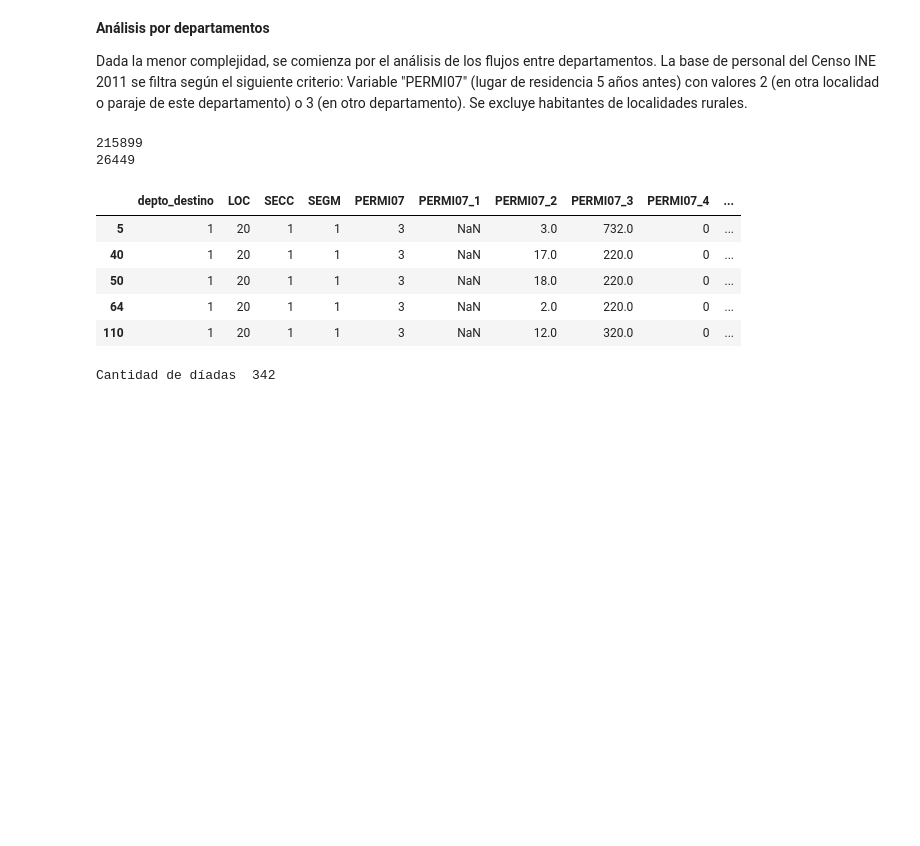
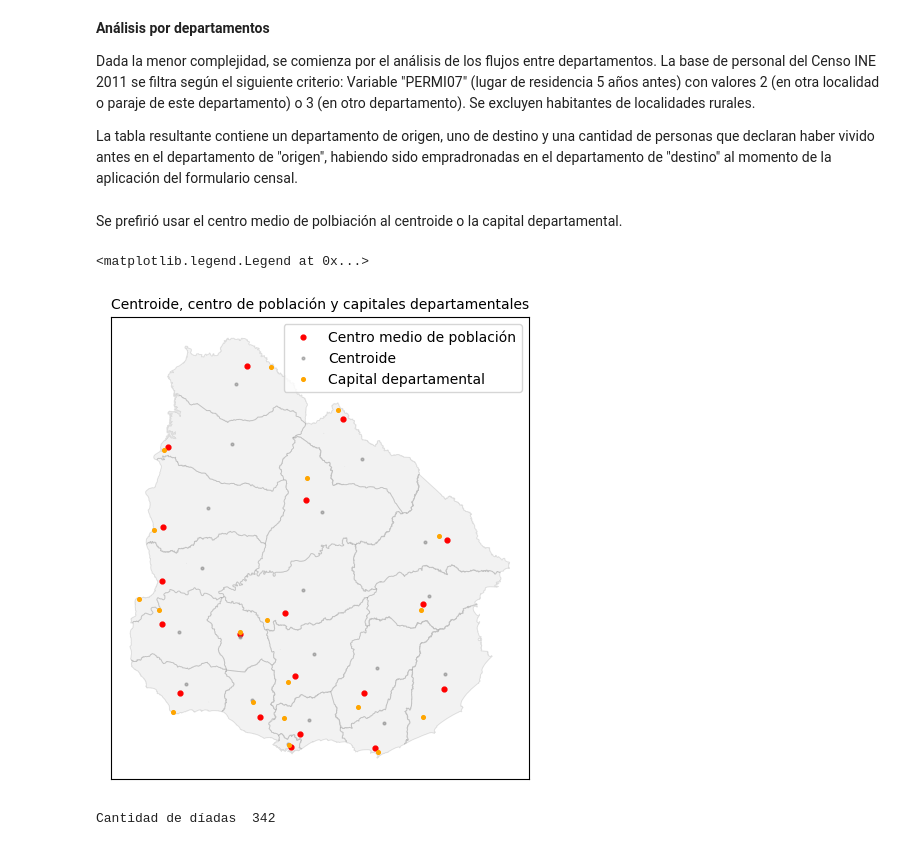
Before and after one commit to guillermodangelo/tesis, a Jupyter notebook: 02-metodologia.ipynb, the cells around one changed output. Cells and saved outputs as stored; diff of their text form; code cells hidden in the pictures; blank space fills up the shorter version.

```diff
--- a/02-metodologia.ipynb
+++ b/02-metodologia.ipynb
@@ -61,7 +69,9 @@ deptos_md['cod_diada'] = deptos_md['depto_ori'].astype(str).str.zfill(2) + depto
 
 Dada la menor complejidad, se comienza por el análisis de los flujos entre departamentos.
 La base de personal del Censo INE 2011 se filtra según el siguiente criterio:
-Variable "PERMI07" (lugar de residencia 5 años antes) con valores 2 (en otra localidad o paraje de este departamento) o 3 (en otro departamento). Se excluye habitantes de localidades rurales.
+Variable "PERMI07" (lugar de residencia 5 años antes) con valores 2 (en otra localidad o paraje de este departamento) o 3 (en otro departamento). Se excluyen habitantes de localidades rurales.
+
+La tabla resultante contiene un departamento de origen, uno de destino y una cantidad de personas que declaran haber vivido antes en el departamento de "origen", habiendo sido empradronadas en el departamento de "destino" al momento de la aplicación del formulario censal.
 # %%
 # define vector de nombres de columnas para filtrar
 cols = ['DPTO', 'LOC', 'SECC', 'SEGM', 'PERMI07', 'PERMI07_1', 'PERMI07_2', 'PERMI07_3', 'PERMI07_4']
@@ -72,32 +82,48 @@ p_migr = censo[(censo.PERMI07 == 2) | (censo.PERMI07 == 3)][cols]
 # cambia DPTO a tipo entero
 p_migr.DPTO = p_migr.DPTO.astype(int)
 
-print(p_migr.shape[0])
+# print(p_migr.shape[0])
 
 # Hay 26.449 residentes en localidades rurales
-print(p_migr[( p_migr.LOC == 900 )].shape[0])
+# print(p_migr[( p_migr.LOC == 900 )].shape[0])
+
+# identifica depto de residencia anterior
+p_migr['depto_origen'] = p_migr.loc[:,('PERMI07_2')]
+p_migr.depto_origen.fillna(p_migr.DPTO, inplace=True)
+
+# convierte a string
+p_migr.loc[:,('depto_origen')] = p_migr.loc[:,('depto_origen')].astype(int)
+
+# renombra DPTO
+p_migr.rename(columns={'DPTO': 'depto_destino'}, inplace=True)
-# %% [output]
-215899
-26449
-# %%
-# identifica depto de residencia anterior
-p_migr['depto_origen'] = p_migr.loc[:,('PERMI07_2')]
-p_migr.depto_origen.fillna(p_migr.DPTO, inplace=True)
-
-# convierte a string
-p_migr.loc[:,('depto_origen')] = p_migr.loc[:,('depto_origen')].astype(int)
-
-# renombra DPTO
-p_migr.rename(columns={'DPTO': 'depto_destino'}, inplace=True)
-
-p_migr.head()
-# %% [output]
-|  | depto_destino | LOC | SECC | SEGM | PERMI07 | PERMI07_1 | PERMI07_2 | PERMI07_3 | PERMI07_4 | ... |
-| 5 | 1 | 20 | 1 | 1 | 3 | NaN | 3.0 | 732.0 | 0 | ... |
-| 40 | 1 | 20 | 1 | 1 | 3 | NaN | 17.0 | 220.0 | 0 | ... |
-| 50 | 1 | 20 | 1 | 1 | 3 | NaN | 18.0 | 220.0 | 0 | ... |
-| 64 | 1 | 20 | 1 | 1 | 3 | NaN | 2.0 | 220.0 | 0 | ... |
-| 110 | 1 | 20 | 1 | 1 | 3 | NaN | 12.0 | 320.0 | 0 | ... |
+# %% [markdown]
+Se prefirió usar el centro medio de polbiación al centroide o la capital departamental.
+# %%
+# plot de las capas de departamentos y localidades
+plt.style.use('default')
+
+f, ax = pl.subplots(figsize=(8,6))
+
+# deptos
+deptos.plot(linewidth = 0.7, edgecolor='black', color = 'grey', alpha=0.1, ax = ax)
+
+# localidades
+centro_pobl.plot(markersize=12, color = 'red', ax = ax, label='Centro medio de población')
+deptos.geometry.centroid.plot(markersize=4, color = 'grey', alpha=0.5, ax = ax, label='Centroide')
+capital.plot(markersize=7, color = 'orange', ax = ax, label='Capital departamental')
+
+# oculta ejes
+ax.get_xaxis().set_visible(False)
+ax.get_yaxis().set_visible(False)
+
+# título
+pl.title("Centroide, centro de población y capitales departamentales", size=10)
+
+# referencias
+plt.legend()
+# %% [output]
+<matplotlib.legend.Legend at 0x...>
+[figure, added]
 # %%
 # genera un sólo dataframe solo para deptos
 flujos_deptos = p_migr[['depto_origen', 'depto_destino']]
```
Also changed, not shown: parts of 26 cells of this notebook.
